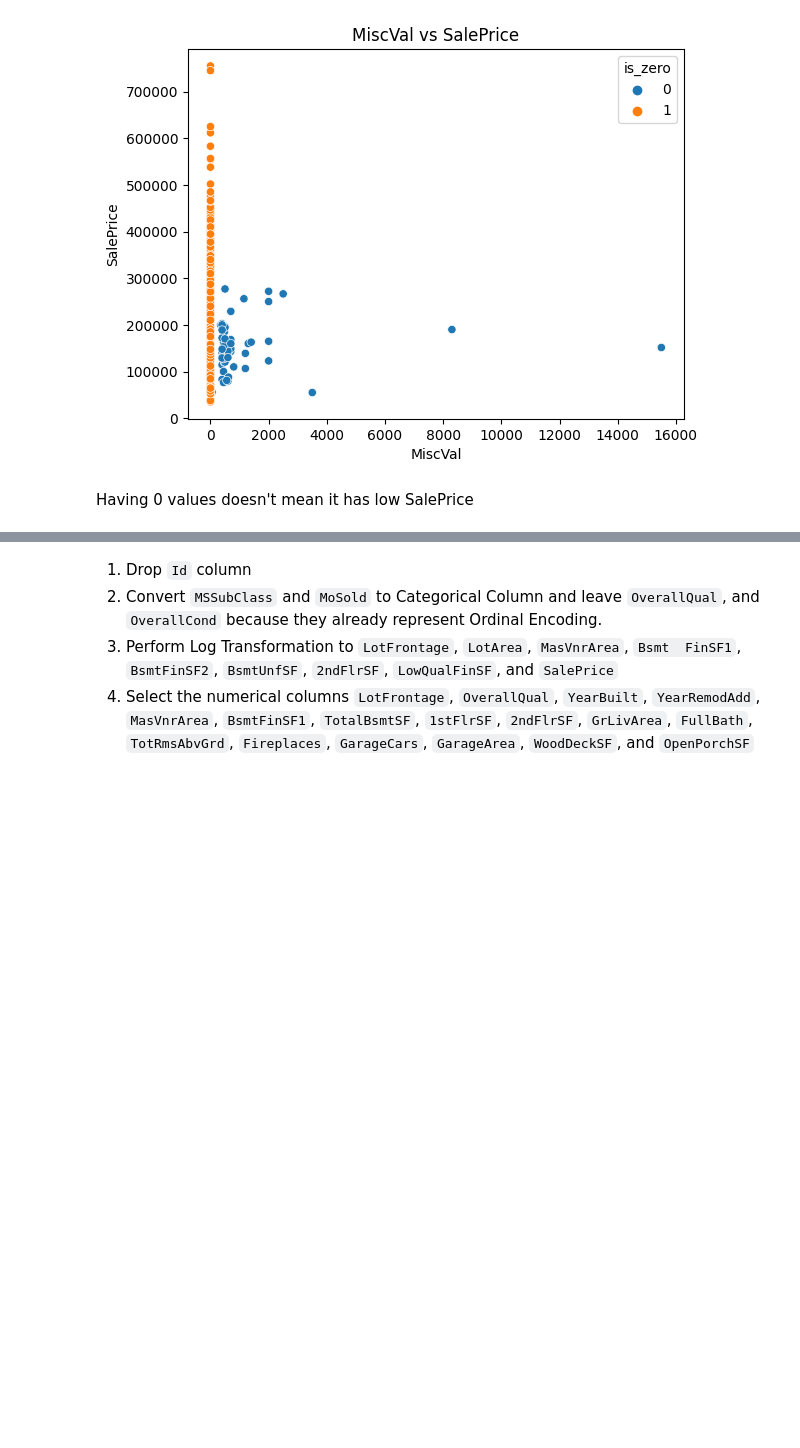
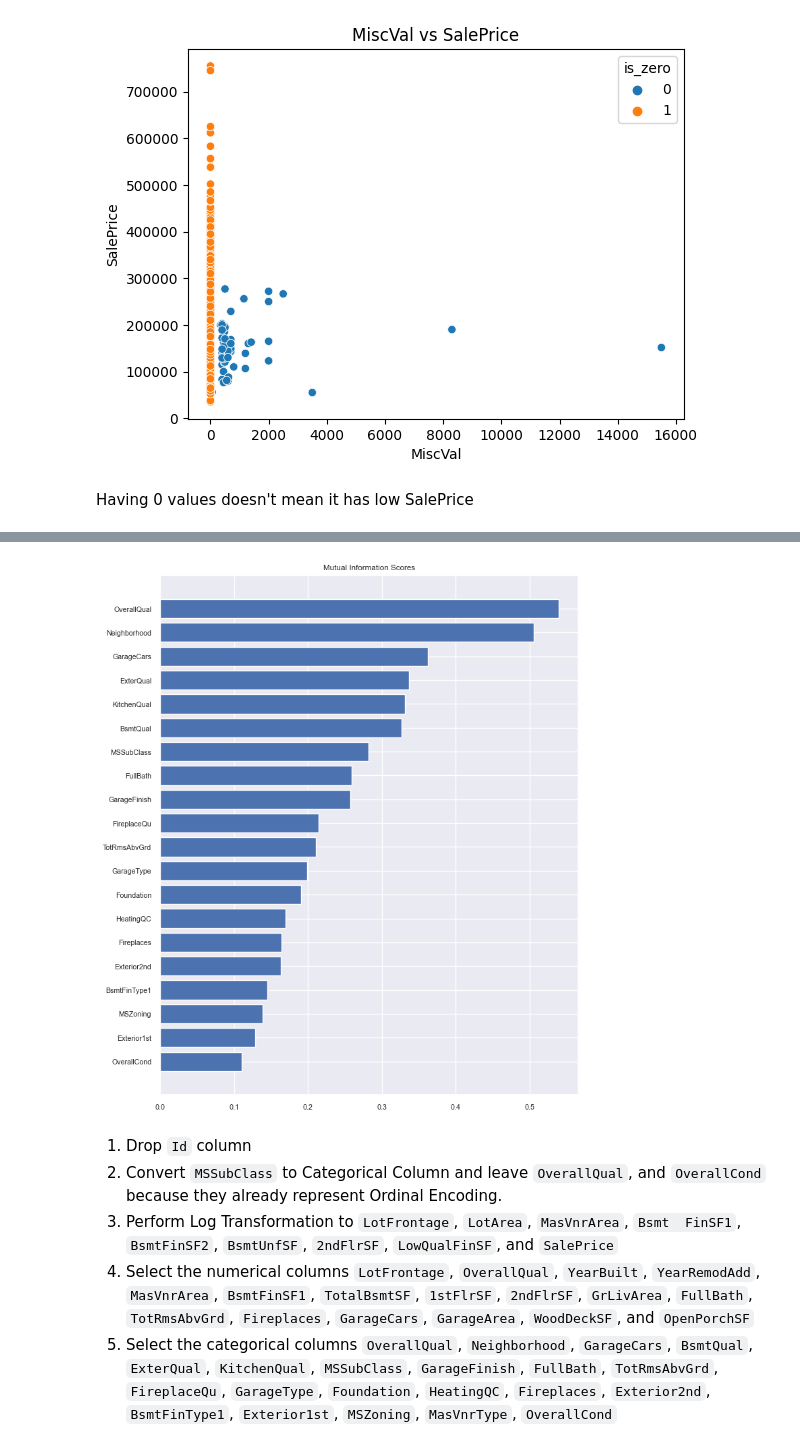
Before and after one commit to marcellinus-witarsah/house-prices-advanced-regression-techniques, a Jupyter notebook: notebooks/03-exploratory-data-analysis.ipynb, the cells around one changed output, grey strips where cells are left out. Drawn from its saved outputs; the diff is of its cells as text; code cells hidden in the pictures; blank space fills up the shorter version.

```diff
--- a/notebooks/03-exploratory-data-analysis.ipynb
+++ b/notebooks/03-exploratory-data-analysis.ipynb
@@ -220,5 +233,44 @@ Action To Take:
+# %%
+from sklearn.feature_selection import mutual_info_regression
+
+def make_mi_scores(X, y, discrete_features=None):
+    mi_scores = mutual_info_regression(X, y)
+    mi_scores = pd.Series(mi_scores, name="MI Scores", index=X.columns)
+    mi_scores = mi_scores.sort_values(ascending=False)
+    return mi_scores
+# %%
+# find discrete features
+discrete_features = []
+for f in train_df.columns:
+    if train_df[f].nunique() <= 25:
+        discrete_features.append(f)
+
+# perform labelling on the discrete features
+temp_df = train_df.copy()[discrete_features]
+for f in temp_df:
+    temp_df.loc[:, f], _ = temp_df[f].factorize()
+
+# Calculate MI scores and use the features that has MI score above 0.1
+mi_scores = make_mi_scores(temp_df, train_df['SalePrice'], categorical_features)
+mi_scores = mi_scores[mi_scores > 0.1]
+# %%
+# plot the MI scores
+def plot_mi_scores(scores):
+    scores = scores.sort_values(ascending=True)
+    width = np.arange(len(scores))
+    ticks = list(scores.index)
+    plt.barh(width, scores)
+    plt.yticks(width, ticks)
+    plt.title("Mutual Information Scores")
+
+
+plt.figure(figsize=(8, 10))
+plot_mi_scores(mi_scores)
+# %% [output]
+[figure, added]
 # %% [markdown]
 1. Drop `Id` column
-2. Convert `MSSubClass` and `MoSold` to Categorical Column and leave `OverallQual`, and `OverallCond` because they already represent Ordinal Encoding.
+2. Convert `MSSubClass` to Categorical Column and leave `OverallQual`, and `OverallCond` because they already represent Ordinal Encoding.
 3. Perform Log Transformation to `LotFrontage`, `LotArea`, `MasVnrArea`, `Bsmt  FinSF1`, `BsmtFinSF2`, `BsmtUnfSF`, `2ndFlrSF`, `LowQualFinSF`, and `SalePrice`
 4. Select the numerical columns `LotFrontage`, `OverallQual`, `YearBuilt`, `YearRemodAdd`, `MasVnrArea`, `BsmtFinSF1`, `TotalBsmtSF`, `1stFlrSF`, `2ndFlrSF`, `GrLivArea`, `FullBath`, `TotRmsAbvGrd`, `Fireplaces`, `GarageCars`, `GarageArea`, `WoodDeckSF`, and `OpenPorchSF`
+5. Select the categorical columns `OverallQual`, `Neighborhood`, `GarageCars`, `BsmtQual`, `ExterQual`, `KitchenQual`, `MSSubClass`, `GarageFinish`, `FullBath`, `TotRmsAbvGrd`, `FireplaceQu`, `GarageType`, `Foundation`, `HeatingQC`, `Fireplaces`, `Exterior2nd`, `BsmtFinType1`, `Exterior1st`, `MSZoning`, `MasVnrType`, `OverallCond`
```
Also changed, not shown: parts of 14 cells of this notebook.
